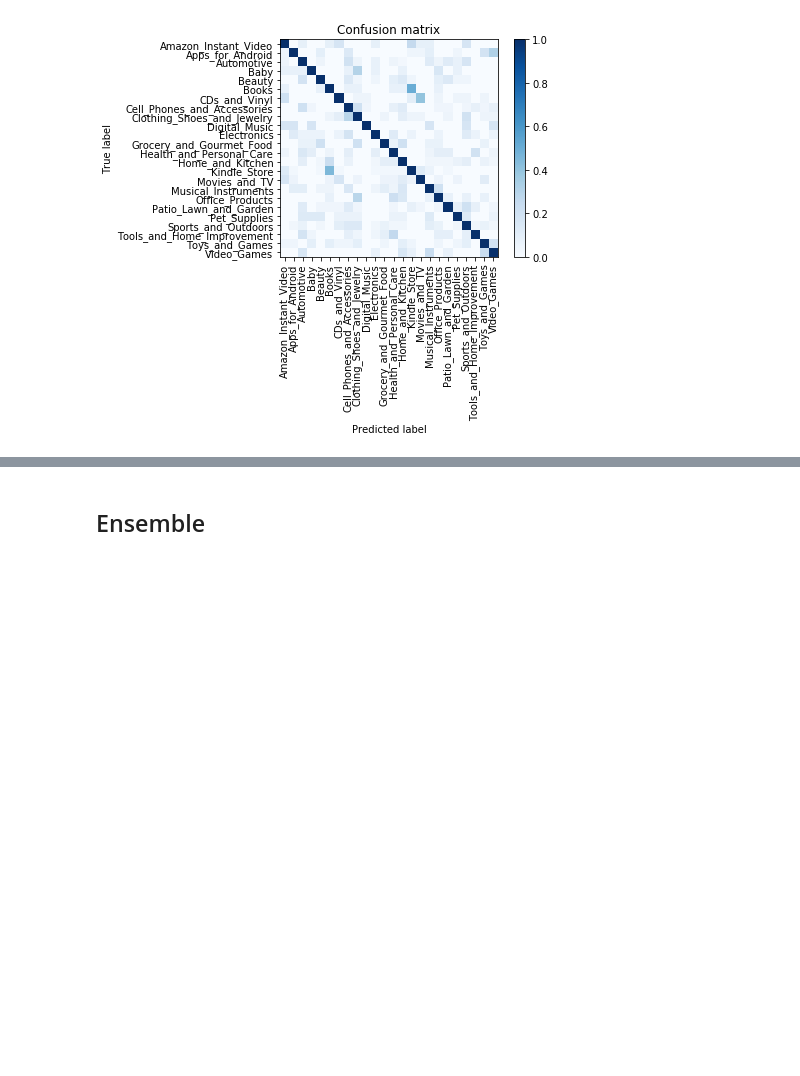
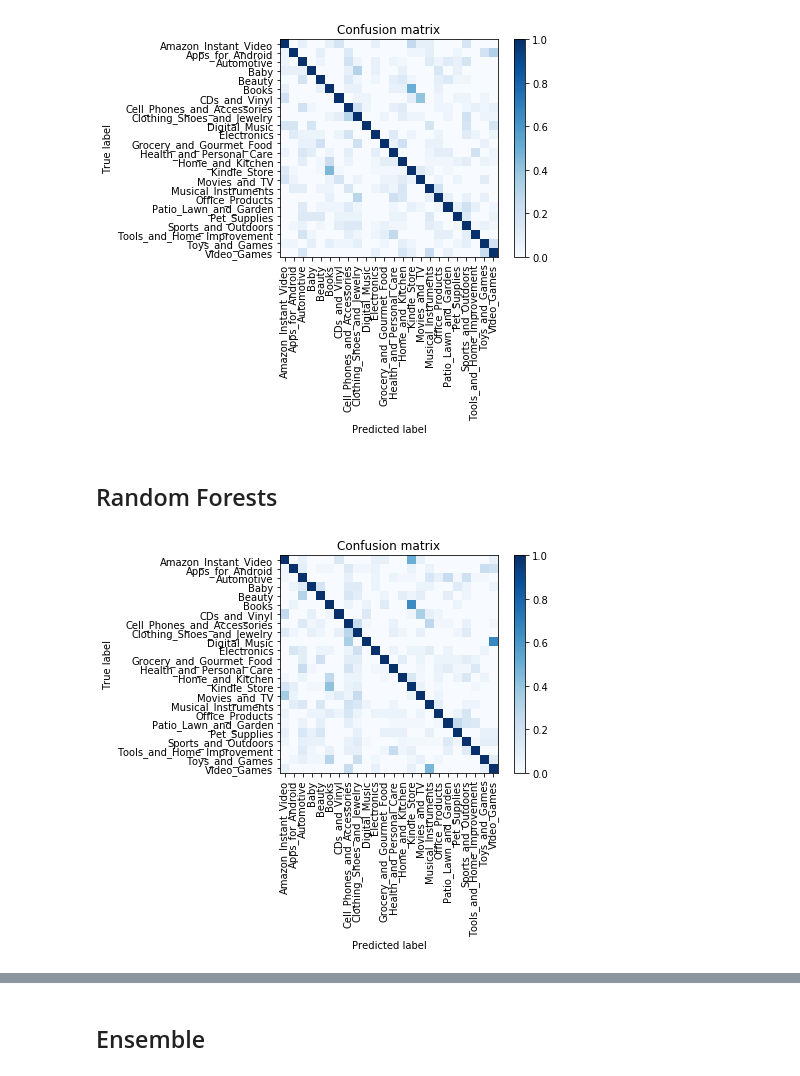
Before and after one commit to calexdiaz143/cs-175-amazon-project-clone, a Jupyter notebook: main/project.ipynb, the cells around one changed output, grey strips where cells are left out. Saved outputs shown, nothing was run; the diff lists cells and outputs as text; code cells hidden in the pictures; blank space fills up the shorter version.

```diff
--- a/main/project.ipynb
+++ b/main/project.ipynb
@@ -55,3 +61,11 @@ test_err_lr = tester.error_ratio(test_Y, test_prd_lr)
 tester.disp_conf_matrix(test_Y, test_prd_lr, classes)
 # %% [output]
 [figure]
+# %% [markdown]
+## Random Forests
+# %%
+test_prd_rf = clf_rf.predict(test_X)
+test_err_rf = tester.error_ratio(test_Y, test_prd_rf)
+tester.disp_conf_matrix(test_Y, test_prd_rf, classes)
+# %% [output]
+[figure, added]
```
Also changed, not shown: parts of 15 cells of this notebook, 2 other files.
